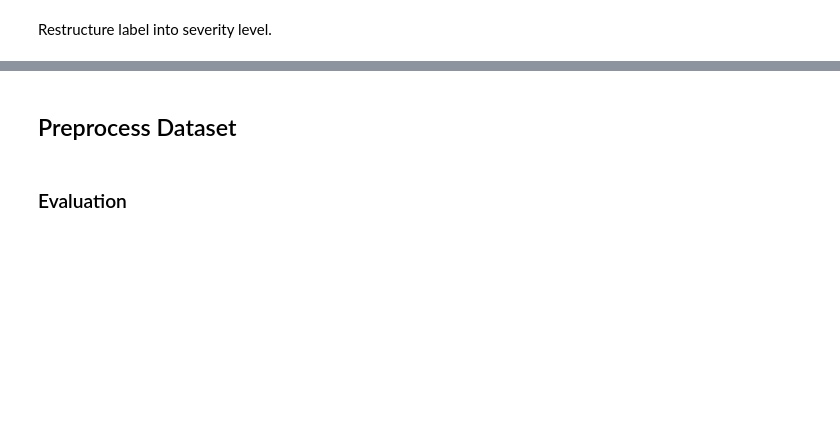
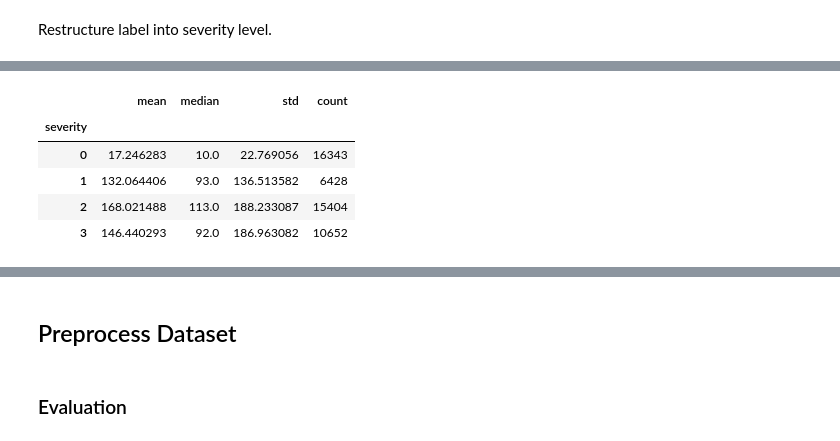
Before and after one commit to qiuzihao88/DSA4262, a Jupyter notebook: project.ipynb, the cells around one changed output, grey strips where cells are left out. Drawn from its saved outputs; the diff is of its cells as text; code cells hidden in the pictures; blank space fills up the shorter version.

```diff
--- a/project.ipynb
+++ b/project.ipynb
@@ -61,0 +68,9 @@ df.head()
+# %%
+df.groupby('severity')['word_len'].agg(['mean', 'median', 'std', 'count'])
+# %% [output]
+|  | mean | median | std | count |
+| severity |  |  |  |  |
+| 0 | 17.246283 | 10.0 | 22.769056 | 16343 |
+| 1 | 132.064406 | 93.0 | 136.513582 | 6428 |
+| 2 | 168.021488 | 113.0 | 188.233087 | 15404 |
+| 3 | 146.440293 | 92.0 | 186.963082 | 10652 |
```
Also changed, not shown: parts of 22 cells of this notebook.
